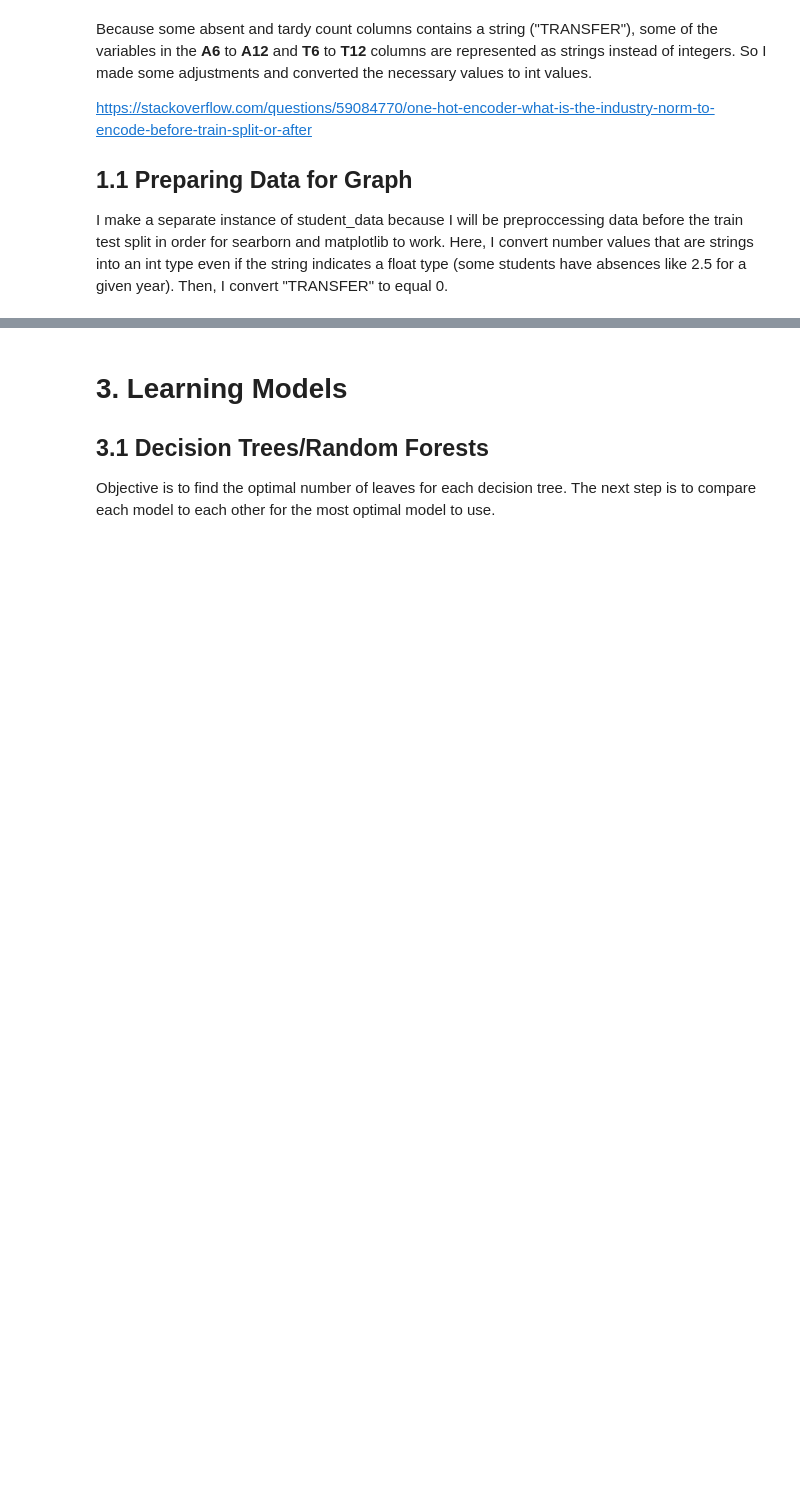
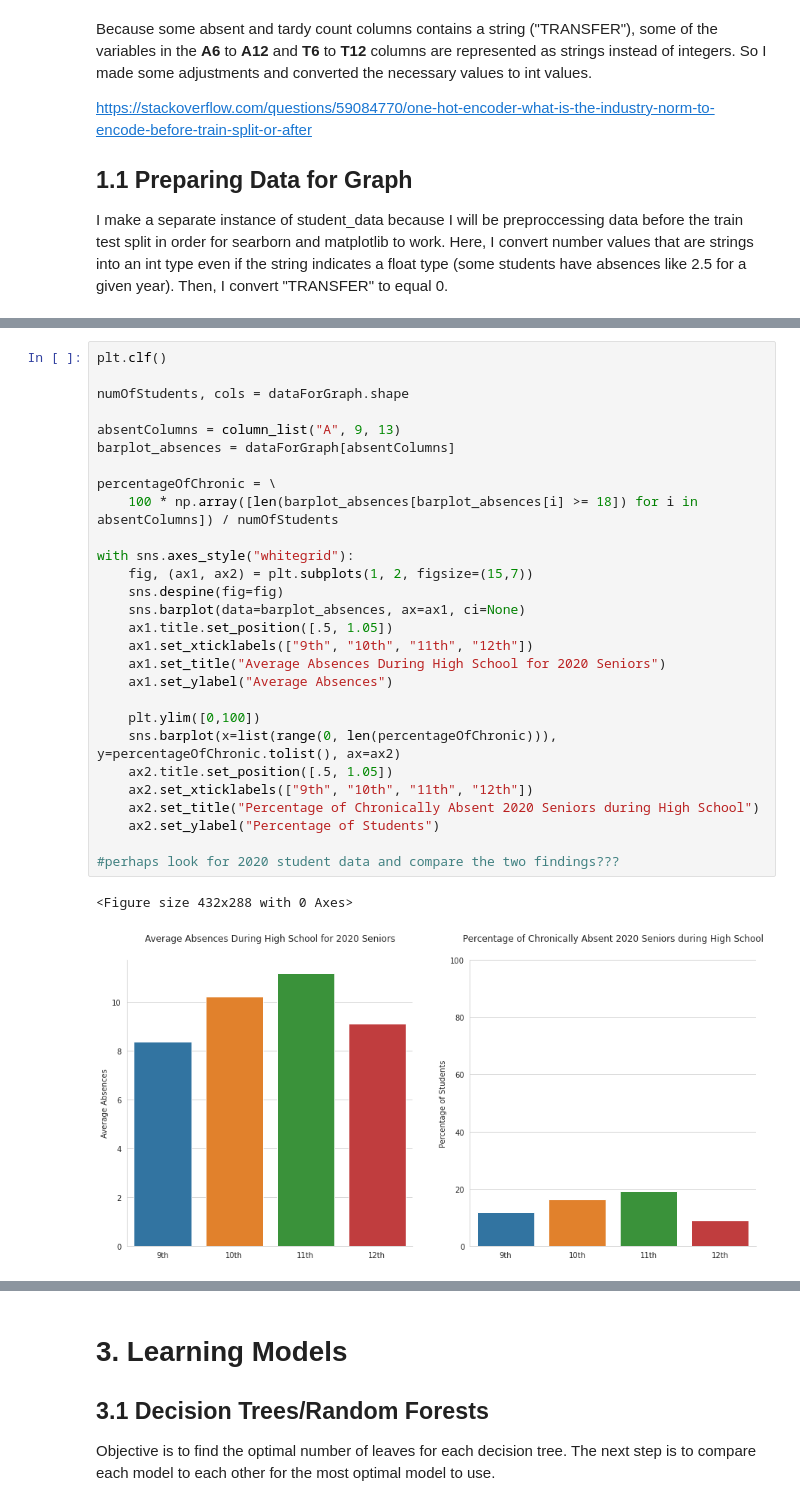
Before and after one commit to kevinmonisit/Project, a Jupyter notebook: Data Visualization.ipynb, the cells around one changed output, grey strips where cells are left out. Saved outputs shown, nothing was run; the diff lists cells and outputs as text; blank space fills up the shorter version.

```diff
--- a/Data Visualization.ipynb
+++ b/Data Visualization.ipynb
@@ -106,0 +233,31 @@ Converting needed values into usable int types for learning models I also sum th
+# %%
+plt.clf()
+
+numOfStudents, cols = dataForGraph.shape
+
+absentColumns = column_list("A", 9, 13)
+barplot_absences = dataForGraph[absentColumns]
+
+percentageOfChronic = \
+    100 * np.array([len(barplot_absences[barplot_absences[i] >= 18]) for i in absentColumns]) / numOfStudents
+
+with sns.axes_style("whitegrid"):
+    fig, (ax1, ax2) = plt.subplots(1, 2, figsize=(15,7))
+    sns.despine(fig=fig)
+    sns.barplot(data=barplot_absences, ax=ax1, ci=None)
+    ax1.title.set_position([.5, 1.05])
+    ax1.set_xticklabels(["9th", "10th", "11th", "12th"])
+    ax1.set_title("Average Absences During High School for 2020 Seniors")
+    ax1.set_ylabel("Average Absences")
+
+    plt.ylim([0,100])
+    sns.barplot(x=list(range(0, len(percentageOfChronic))), y=percentageOfChronic.tolist(), ax=ax2)
+    ax2.title.set_position([.5, 1.05])
+    ax2.set_xticklabels(["9th", "10th", "11th", "12th"])
+    ax2.set_title("Percentage of Chronically Absent 2020 Seniors during High School")
+    ax2.set_ylabel("Percentage of Students")
+
+#perhaps look for 2020 student data and compare the two findings???
+# %% [output]
+<Figure size 432x288 with 0 Axes>
+[figure, added]
```
Also changed, not shown: parts of 33 cells of this notebook.
